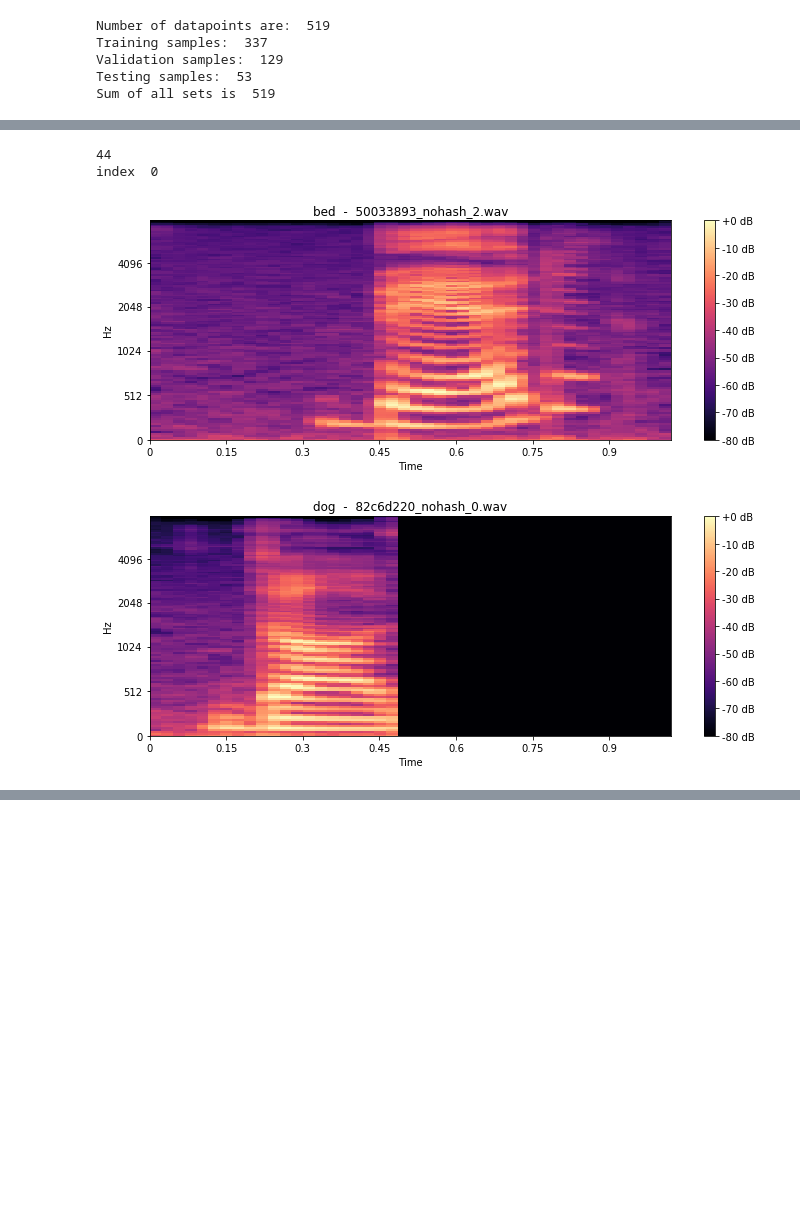
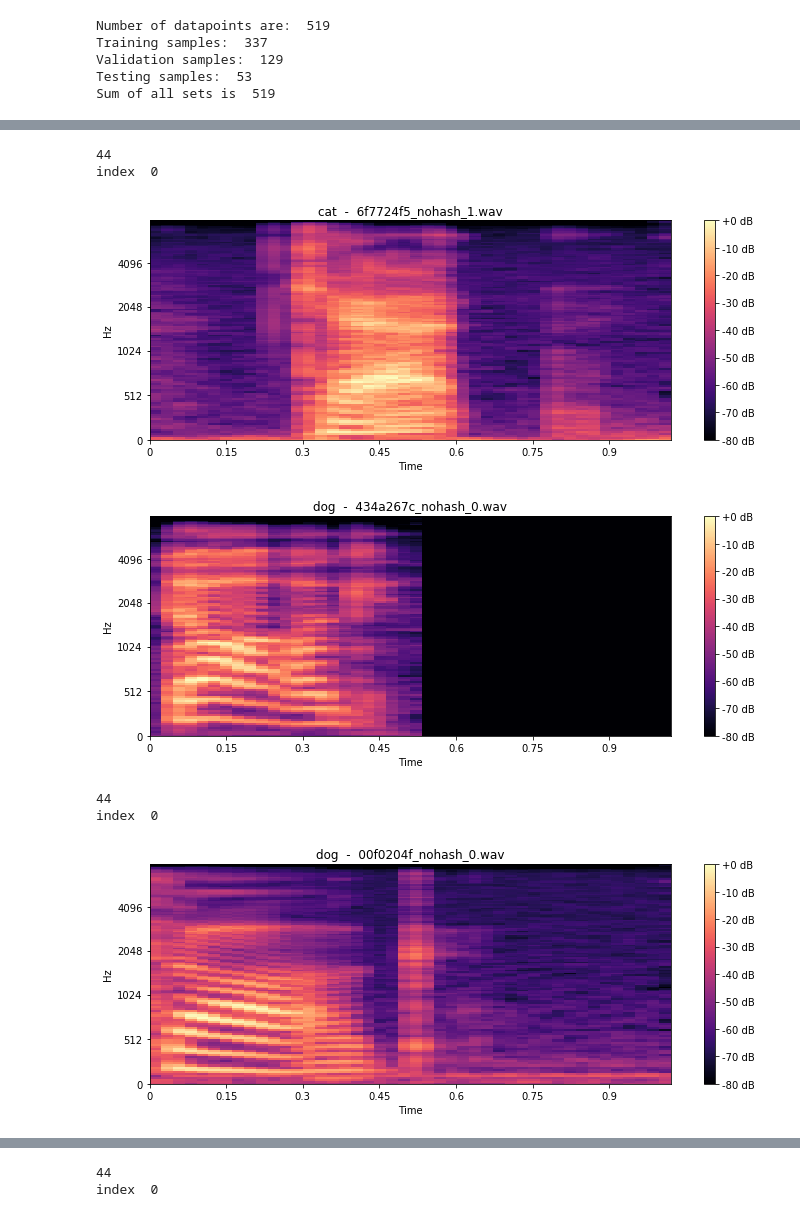
Before and after one commit to otg2/neuralspeech, a Jupyter notebook: MainNotebook.ipynb, the cells around one changed output, grey strips where cells are left out. Drawn from its saved outputs; the diff is of its cells as text; code cells hidden in the pictures; blank space fills up the shorter version.

Commit message:
accuracy working and validation created

```diff
--- a/MainNotebook.ipynb
+++ b/MainNotebook.ipynb
@@ -121,7 +129,7 @@ def fileObjectToDataObject(fileObject):
 
 trainingArray = []
 validationArray = []
-testingArrray = []
+testingArray = []
 
 # Load training data   # trainingSize
 for i in range(trainingSize):
@@ -139,7 +147,7 @@ for i in range(testingSize):
     # Get the correct index
     startIndex = i + trainingSize + validationSize
     newObject = fileObjectToDataObject(audioFiles[startIndex])
-    testingArrray.append(newObject)
+    testingArray.append(newObject)
 
 
 ## TODO: Fix the input files, some arrays have a different shape on Y [128,41] vs [128,44] ???
@@ -160,47 +168,55 @@ plotSpectrogram(spectoToPrint)
 # %%
 ### NOTE
 
 """
 The code here below is the CNN structure that I used to my fruit project in the other course.
 It doesn't work for this data since we need to restructure the data, layers, inputs and so on
 I just put it here so you can see what the code looks like so we have a place to start :)
 
 
 """
-maxLen = 0
-minLen = 1000
+def addSilenceToSet(aDataset):
+    maxLen = 0
+    minLen = 1000
 
-maxindex = 0
-minindex = 0
-for i in range(len(trainingArray)):
-    maxOfData = np.shape(trainingArray[i]['data'])[1]
-    if(maxOfData > maxLen):
-        maxLen = maxOfData
-        maxindex = i
-    if(maxOfData < minLen):
-        minLen = maxOfData
-        minindex = i
+    maxindex = 0
+    minindex = 0
+    for i in range(len(aDataset)):
+        maxOfData = np.shape(aDataset[i]['data'])[1]
+        if(maxOfData > maxLen):
+            maxLen = maxOfData
+            maxindex = i
+        if(maxOfData < minLen):
+            minLen = maxOfData
+            minindex = i
 
-print(maxLen)
-print("index ", maxindex)
-spectoToPrint = trainingArray[maxindex]
-plotSpectrogram(spectoToPrint)
+    print(maxLen)
+    print("index ", maxindex)
+    spectoToPrint = aDataset[maxindex]
+    plotSpectrogram(spectoToPrint)
 
 
-for i in range(len(trainingArray)):
-    if(np.shape(trainingArray[i]['data'])[1] < maxLen):
-        diff = maxLen - np.shape(trainingArray[i]['data'])[1]
-        emptyArray = np.zeros([128,diff])
+    for i in range(len(aDataset)):
+        if(np.shape(aDataset[i]['data'])[1] < maxLen):
+            diff = maxLen - np.shape(aDataset[i]['data'])[1]
+            emptyArray = np.zeros([128,diff])
 
-        a = np.hstack((trainingArray[i]['data'],emptyArray))
-        trainingArray[i]['data'] = a
-        #if(i == minindex):
-            #plotSpectrogram(spectoToPrint(trainingArray[i]))
+            a = np.hstack((aDataset[i]['data'],emptyArray))
+            aDataset[i]['data'] = a
+            #if(i == minindex):
+                #plotSpectrogram(spectoToPrint(trainingArray[i]))
 
-spectoToPrint = trainingArray[minindex]
-plotSpectrogram(spectoToPrint)
+    spectoToPrint = trainingArray[minindex]
+    plotSpectrogram(spectoToPrint)
+
+addSilenceToSet(trainingArray)
+addSilenceToSet(validationArray)
+addSilenceToSet(testingArray)
 # %% [output]
 44
 index  0
-[figure, old version]
+[figure, new version]
-[figure, old version]
+[figure, new version]
+44
+index  0
+[figure, added]
@@ -206,0 +224,2 @@ index  0
+44
+index  0
```
Also changed, not shown: parts of 8 cells of this notebook.
